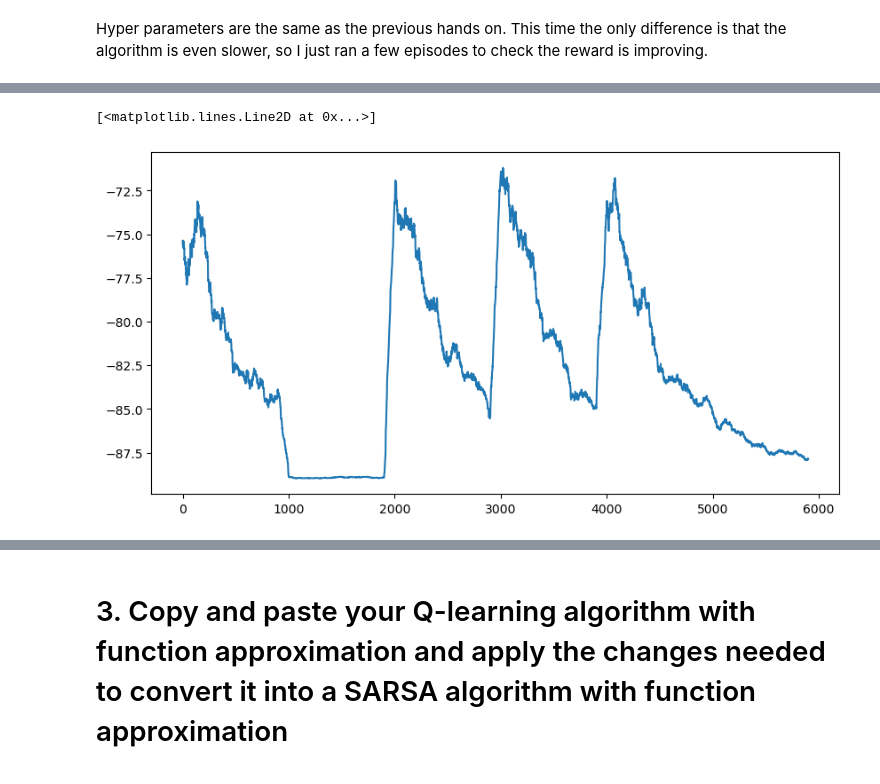
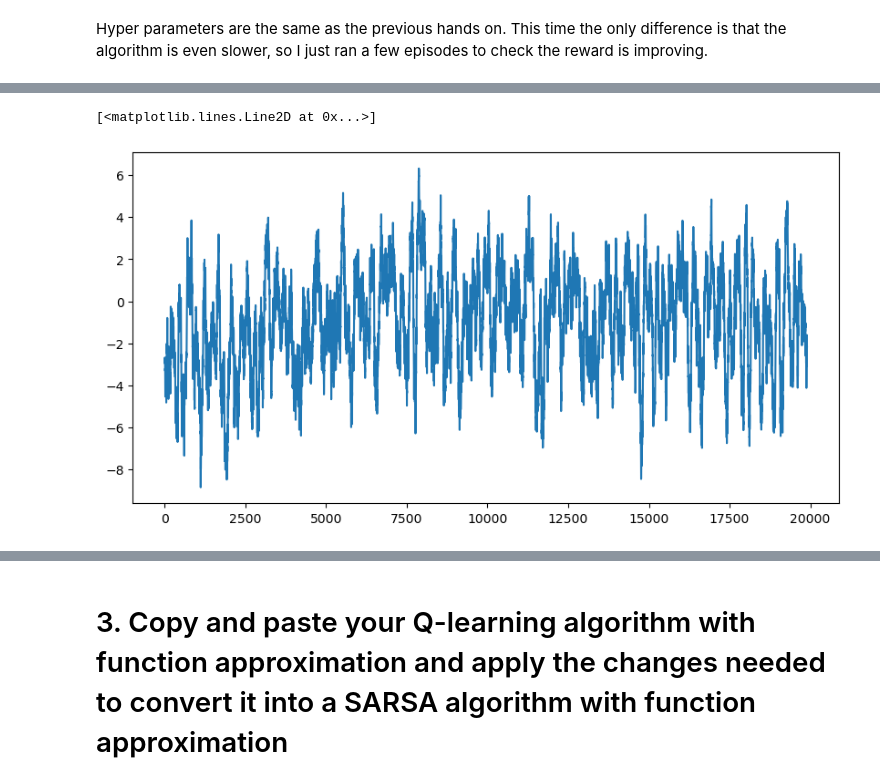
Before and after one commit to albertoZurini/magi, a Jupyter notebook: 1_anno/1_semestre/data_driven/handsonv2/HandsOn_5.ipynb, the cells around one changed output, grey strips where cells are left out. Drawn from its saved outputs; the diff is of its cells as text; code cells hidden in the pictures.

```diff
--- a/1_anno/1_semestre/data_driven/handsonv2/HandsOn_5.ipynb
+++ b/1_anno/1_semestre/data_driven/handsonv2/HandsOn_5.ipynb
@@ -214,7 +201,7 @@ theta * rbf derivo rispetto theta ottengo rbf
 Hyper parameters are the same as the previous hands on.
 This time the only difference is that the algorithm is even slower, so I just ran a few episodes to check the reward is improving.
 # %%
-total_episodes = 1000
+total_episodes = 20000
 learning_rate = 0.1
 gamma = 0.95                  # Discounting rate
 
@@ -225,10 +212,10 @@ min_epsilon = 0.01            # Minimum exploration probability
 decay_rate = 0.001            # Exponential decay rate for exploration prob
 DEBUG_INFO_RATE = 1000
 # %%
-rewards = []
+cumulative_discounted_rewards = []
 epsilon_decay = 0
 # %%
-epsilon_decay = 0
+epsilon_decay = 1000
 # %%
 for episode in tqdm(range(total_episodes)):
     # Reset the environment
@@ -257,13 +244,13 @@ for episode in tqdm(range(total_episodes)):
             reward = 1
 
         # Update Weights
-        gradient = rbf_function(state_c, rbf_means, rbf_std)
-        hat_q_k1 = np.max(rbf_function(new_state, qtable_func)) # \hat{Q}_\theta(x^{(k+1)}, u^{(k+1)})
+        gradient = Phi(state_c)
+        hat_q_k1 = np.max([qtable_func(state, i) for i in range(action_size)]) # \hat{Q}_\theta(x^{(k+1)}, u^{(k+1)})
         Weights[:, action] = Weights[:, action] + learning_rate * (
             (reward + gamma * hat_q_k1 - qtable_func(state, action)) * gradient
         )
 
-        episode_reward += reward
+        episode_reward += reward * gamma ** step
 
         # Our new state is state
         state = new_state
@@ -273,16 +260,16 @@ for episode in tqdm(range(total_episodes)):
         if discretizer.is_terminal_state(new_state):
             break
 
-    # Reduce epsilon (because we need less and less exploration)
+    # Reduce epsilon
     epsilon = min_epsilon + (max_epsilon - min_epsilon)*np.exp(-decay_rate*epsilon_decay)
     epsilon_decay += 1
-    rewards.append(episode_reward)
+    cumulative_discounted_rewards.append(episode_reward)
 
     if episode % DEBUG_INFO_RATE == 0:
-        print(np.average(rewards[-DEBUG_INFO_RATE:]), epsilon)
+        print(np.average(cumulative_discounted_rewards[-DEBUG_INFO_RATE:]), epsilon)
 
 
 
-print ("Score over time: " +  str(sum(rewards)/total_episodes))
+print ("Score over time: " +  str(sum(cumulative_discounted_rewards)/total_episodes))
 print("Epsilon:", epsilon)
 # %% [output]
@@ -292,10 +289,9 @@ Epsilon: 0.14411597934795192
 # %%
 plt.rcParams['figure.figsize'] = [10, 5]
-#plt.plot(rewards)
-plt.plot(np.convolve(rewards,np.ones(100)/100,mode='valid'))
+plt.plot(np.convolve(cumulative_discounted_rewards,np.ones(100)/100,mode='valid'))
 # %% [output]
 [<matplotlib.lines.Line2D at 0x...>]
-[figure, old version]
+[figure, new version]
 # %%
 def simulate_policy(q_fn):
     x0_odeint = get_random_initial_state()
```
Also changed, not shown: parts of 17 cells of this notebook, 15 other files.
